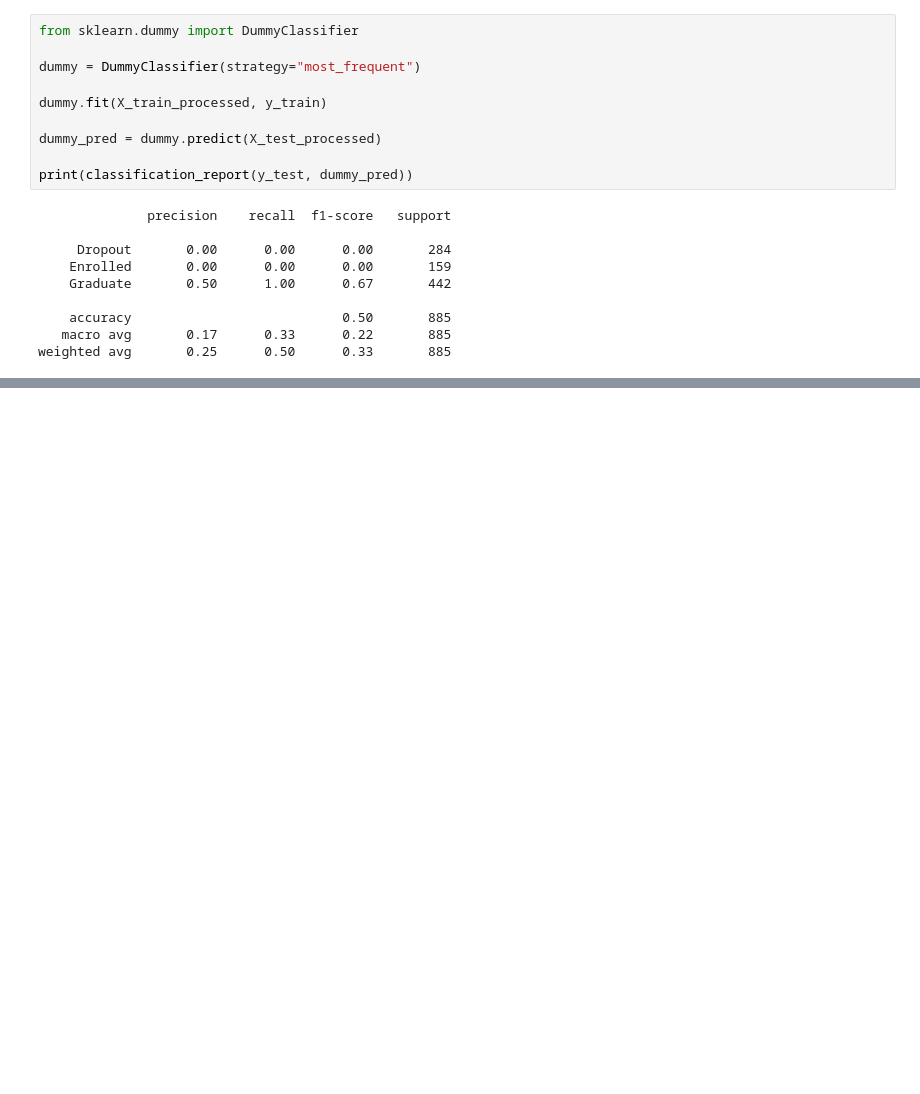
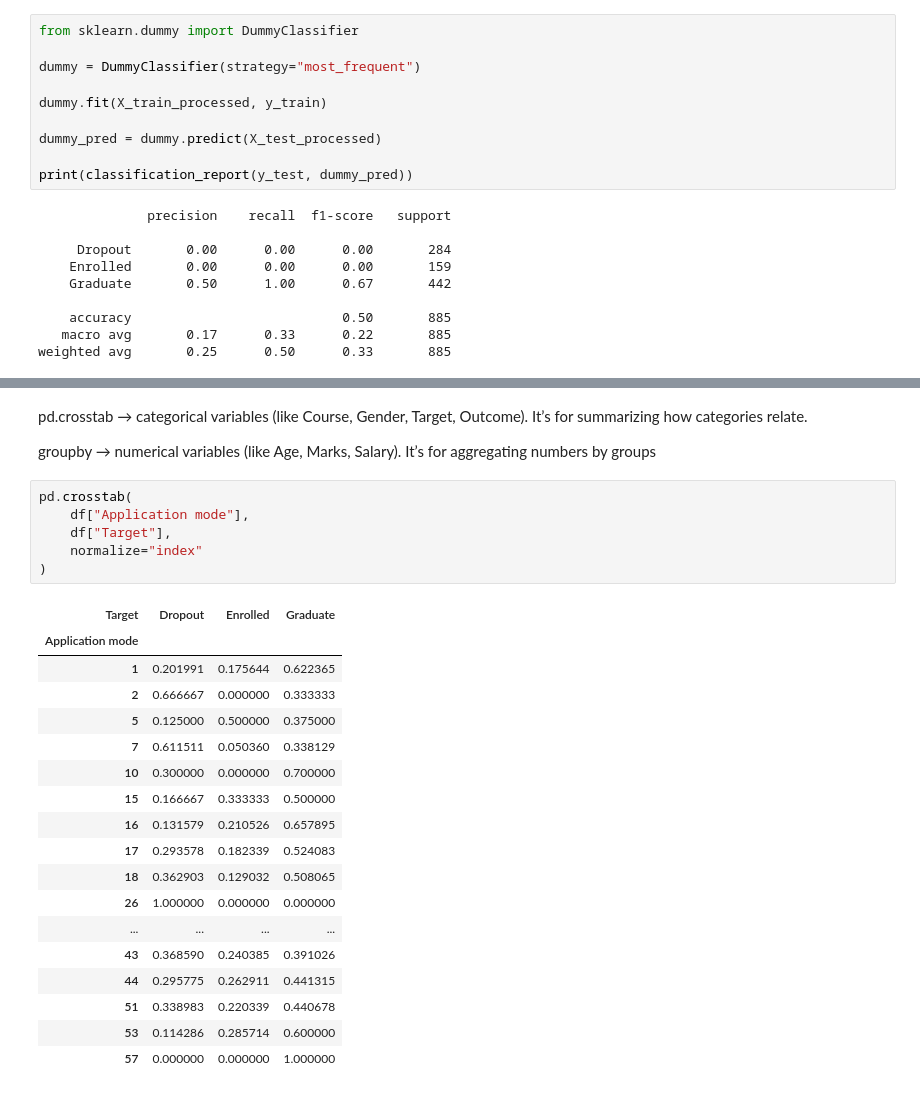
Before and after one commit to ARYANDIXIT-DEBUG/student-academic-risk-prediction, a Jupyter notebook: ml.ipynb, the cells around one changed output, grey strips where cells are left out. Cells and saved outputs as stored; diff of their text form; blank space fills up the shorter version.

```diff
--- a/ml.ipynb
+++ b/ml.ipynb
@@ -689,0 +839,29 @@ weighted avg       0.25      0.50      0.33       885
+# %% [markdown]
+pd.crosstab → categorical variables (like Course, Gender, Target, Outcome). It’s for summarizing how categories relate.
+
+groupby → numerical variables (like Age, Marks, Salary). It’s for aggregating numbers by groups
+# %%
+pd.crosstab(
+    df["Application mode"],
+    df["Target"],
+    normalize="index"
+)
+# %% [output]
+| Target | Dropout | Enrolled | Graduate |
+| Application mode |  |  |  |
+| 1 | 0.201991 | 0.175644 | 0.622365 |
+| 2 | 0.666667 | 0.000000 | 0.333333 |
+| 5 | 0.125000 | 0.500000 | 0.375000 |
+| 7 | 0.611511 | 0.050360 | 0.338129 |
+| 10 | 0.300000 | 0.000000 | 0.700000 |
+| 15 | 0.166667 | 0.333333 | 0.500000 |
+| 16 | 0.131579 | 0.210526 | 0.657895 |
+| 17 | 0.293578 | 0.182339 | 0.524083 |
+| 18 | 0.362903 | 0.129032 | 0.508065 |
+| 26 | 1.000000 | 0.000000 | 0.000000 |
+| ... | ... | ... | ... |
+| 43 | 0.368590 | 0.240385 | 0.391026 |
+| 44 | 0.295775 | 0.262911 | 0.441315 |
+| 51 | 0.338983 | 0.220339 | 0.440678 |
+| 53 | 0.114286 | 0.285714 | 0.600000 |
+| 57 | 0.000000 | 0.000000 | 1.000000 |
```
Also changed, not shown: parts of 59 cells of this notebook, 1 other file.
